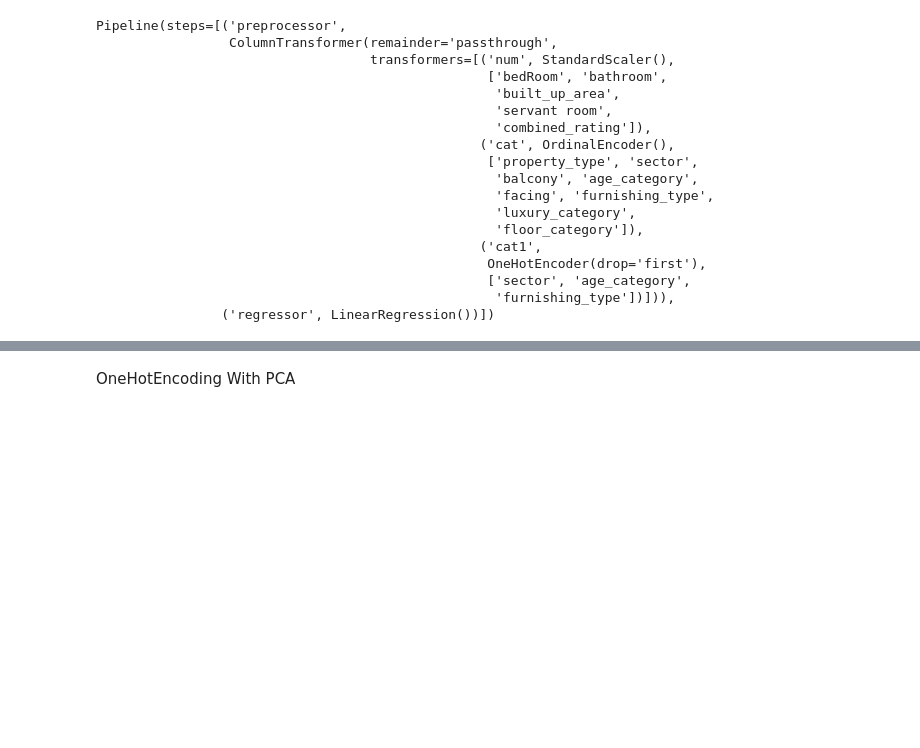
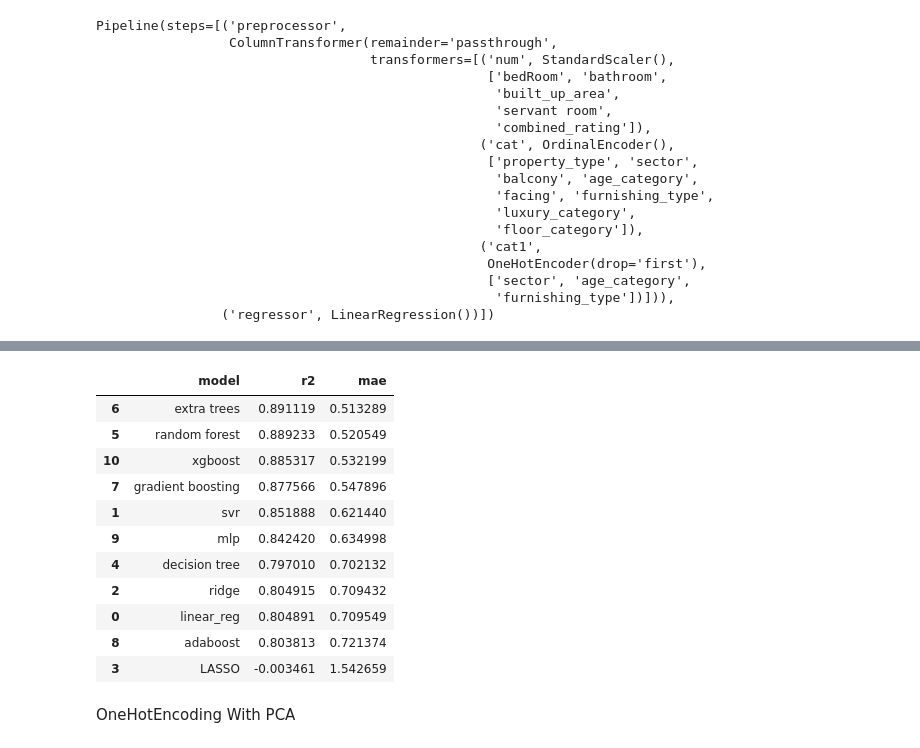
Before and after one commit to SurbhitParashar/RealEstate-ML-CapstoneProject, a Jupyter notebook: modelSelection/model-selection.ipynb, the cells around one changed output, grey strips where cells are left out. Cells and saved outputs as stored; diff of their text form; code cells hidden in the pictures; blank space fills up the shorter version.

```diff
--- a/modelSelection/model-selection.ipynb
+++ b/modelSelection/model-selection.ipynb
@@ -240,31 +340,31 @@ mean_absolute_error(np.expm1(y_test),y_pred)
 # %%
-def scorer(model_name, model):
+# def scorer(model_name, model):
 
-    output = []
+#     output = []
 
-    output.append(model_name)
+#     output.append(model_name)
 
-    pipeline = Pipeline([
-        ('preprocessor', preprocessor),
-        ('regressor', model)
-    ])
+#     pipeline = Pipeline([
+#         ('preprocessor', preprocessor),
+#         ('regressor', model)
+#     ])
 
-    # K-fold cross-validation
-    kfold = KFold(n_splits=10, shuffle=True, random_state=42)
-    scores = cross_val_score(pipeline, X, y_transformed, cv=kfold, scoring='r2')
+#     # K-fold cross-validation
+#     kfold = KFold(n_splits=10, shuffle=True, random_state=42)
+#     scores = cross_val_score(pipeline, X, y_transformed, cv=kfold, scoring='r2')
 
-    output.append(scores.mean())
+#     output.append(scores.mean())
 
-    X_train, X_test, y_train, y_test = train_test_split(X,y_transformed,test_size=0.2,random_state=42)
+#     X_train, X_test, y_train, y_test = train_test_split(X,y_transformed,test_size=0.2,random_state=42)
 
-    pipeline.fit(X_train,y_train)
+#     pipeline.fit(X_train,y_train)
 
-    y_pred = pipeline.predict(X_test)
-    y_pred = np.expm1(y_pred)
+#     y_pred = pipeline.predict(X_test)
+#     y_pred = np.expm1(y_pred)
 
-    output.append(mean_absolute_error(np.expm1(y_test),y_pred))
+#     output.append(mean_absolute_error(np.expm1(y_test),y_pred))
 
-    return output
+#     return output
 # %%
 model_dict = {
     'linear_reg':LinearRegression(),
@@ -280,12 +380,25 @@ model_dict = {
     'xgboost':XGBRegressor()
 }
 # %%
-# model_output = []
-# for model_name,model in model_dict.items():
-#     model_output.append(scorer(model_name, model))
+model_output = []
+for model_name,model in model_dict.items():
+    model_output.append(scorer(model_name, model))
 # %%
-# model_df=pd.DataFrame(model_output,columns=['model','r2','mae'])
-# model_df.sort_values(['mae'])
+model_df=pd.DataFrame(model_output,columns=['model','r2','mae'])
+model_df.sort_values(['mae'])
+# %% [output]
+|  | model | r2 | mae |
+| 6 | extra trees | 0.891119 | 0.513289 |
+| 5 | random forest | 0.889233 | 0.520549 |
+| 10 | xgboost | 0.885317 | 0.532199 |
+| 7 | gradient boosting | 0.877566 | 0.547896 |
+| 1 | svr | 0.851888 | 0.621440 |
+| 9 | mlp | 0.842420 | 0.634998 |
+| 4 | decision tree | 0.797010 | 0.702132 |
+| 2 | ridge | 0.804915 | 0.709432 |
+| 0 | linear_reg | 0.804891 | 0.709549 |
+| 8 | adaboost | 0.803813 | 0.721374 |
+| 3 | LASSO | -0.003461 | 1.542659 |
 # %% [markdown]
 OneHotEncoding With PCA
 # %%
```
Also changed, not shown: parts of 15 cells of this notebook.
